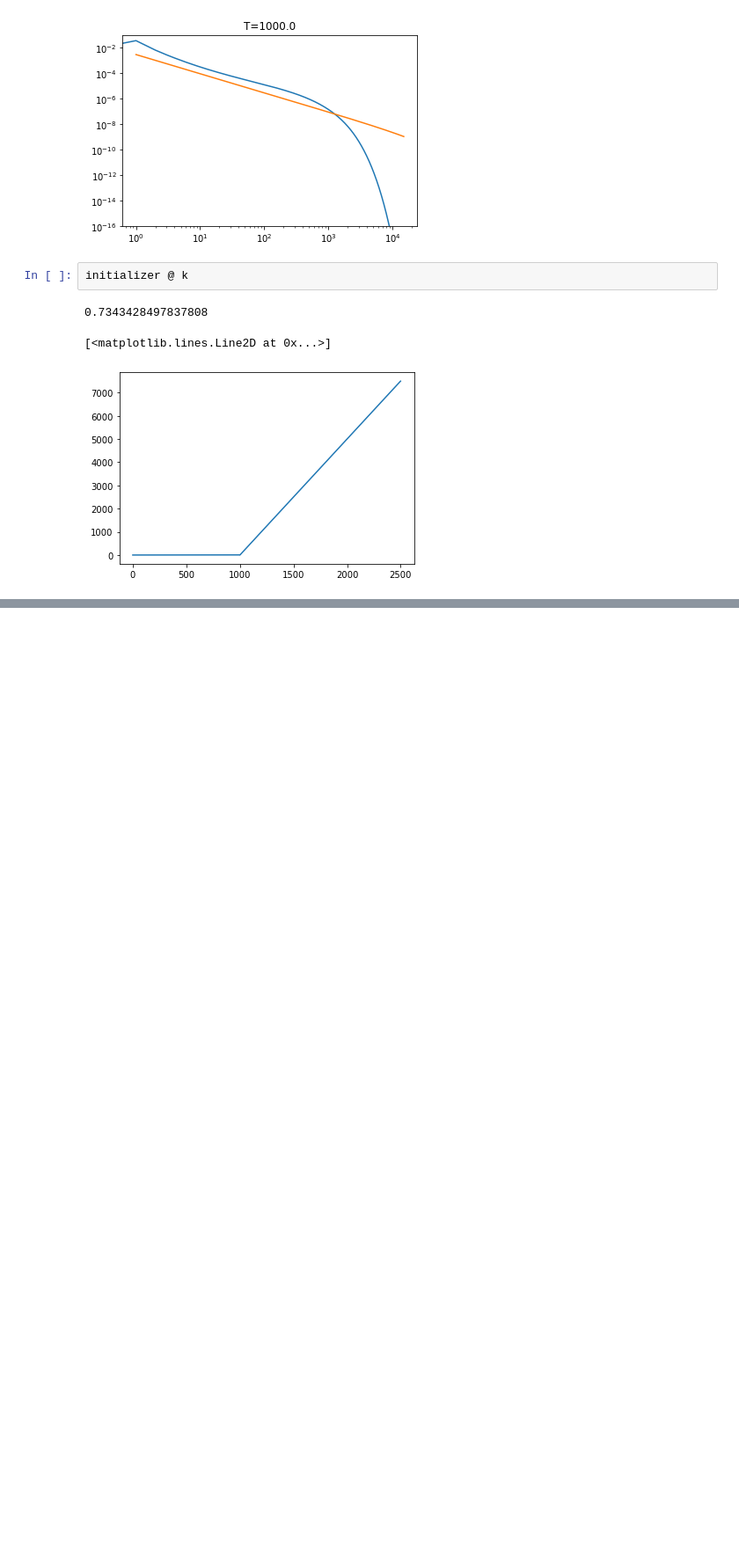
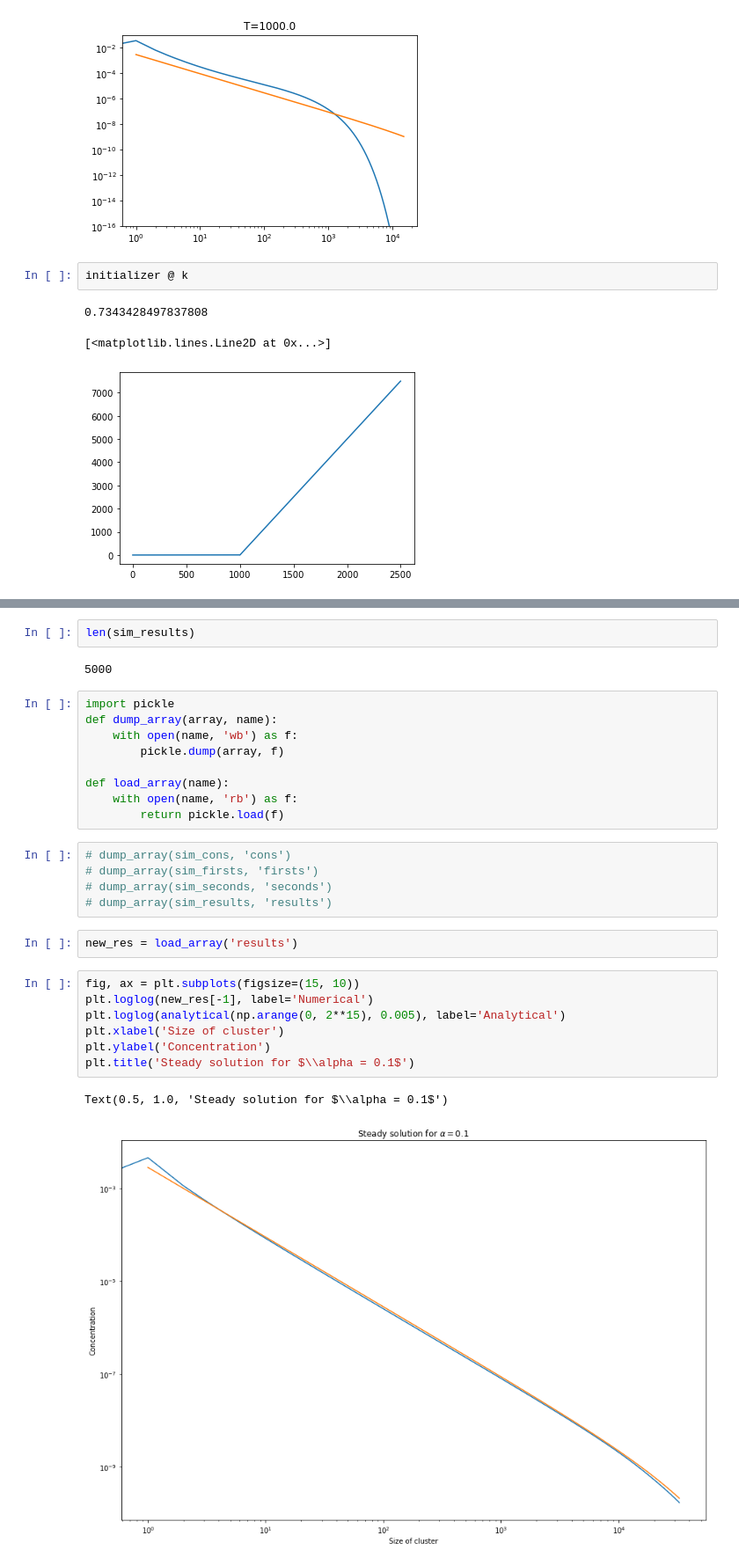
Before and after one commit to mousebaiker/SmolOsc, a Jupyter notebook: Kinetics.ipynb, the cells around one changed output, grey strips where cells are left out. Shown at 88% size. Cells and saved outputs as stored; diff of their text form; blank space fills up the shorter version.

Commit message:
Add experiments with big number of clusters and alpha=0.9

```diff
--- a/Kinetics.ipynb
+++ b/Kinetics.ipynb
@@ -572,0 +600,30 @@ initializer @ k
+# %%
+len(sim_results)
+# %% [output]
+5000
+# %%
+import pickle
+def dump_array(array, name):
+    with open(name, 'wb') as f:
+        pickle.dump(array, f)
+
+def load_array(name):
+    with open(name, 'rb') as f:
+        return pickle.load(f)
+# %%
+# dump_array(sim_cons, 'cons')
+# dump_array(sim_firsts, 'firsts')
+# dump_array(sim_seconds, 'seconds')
+# dump_array(sim_results, 'results')
+# %%
+new_res = load_array('results')
+# %%
+fig, ax = plt.subplots(figsize=(15, 10))
+plt.loglog(new_res[-1], label='Numerical')
+plt.loglog(analytical(np.arange(0, 2**15), 0.005), label='Analytical')
+plt.xlabel('Size of cluster')
+plt.ylabel('Concentration')
+plt.title('Steady solution for $\\alpha = 0.1$')
+# %% [output]
+Text(0.5, 1.0, 'Steady solution for $\\alpha = 0.1$')
+[figure, added]
```
Also changed, not shown: parts of 9 cells of this notebook.
